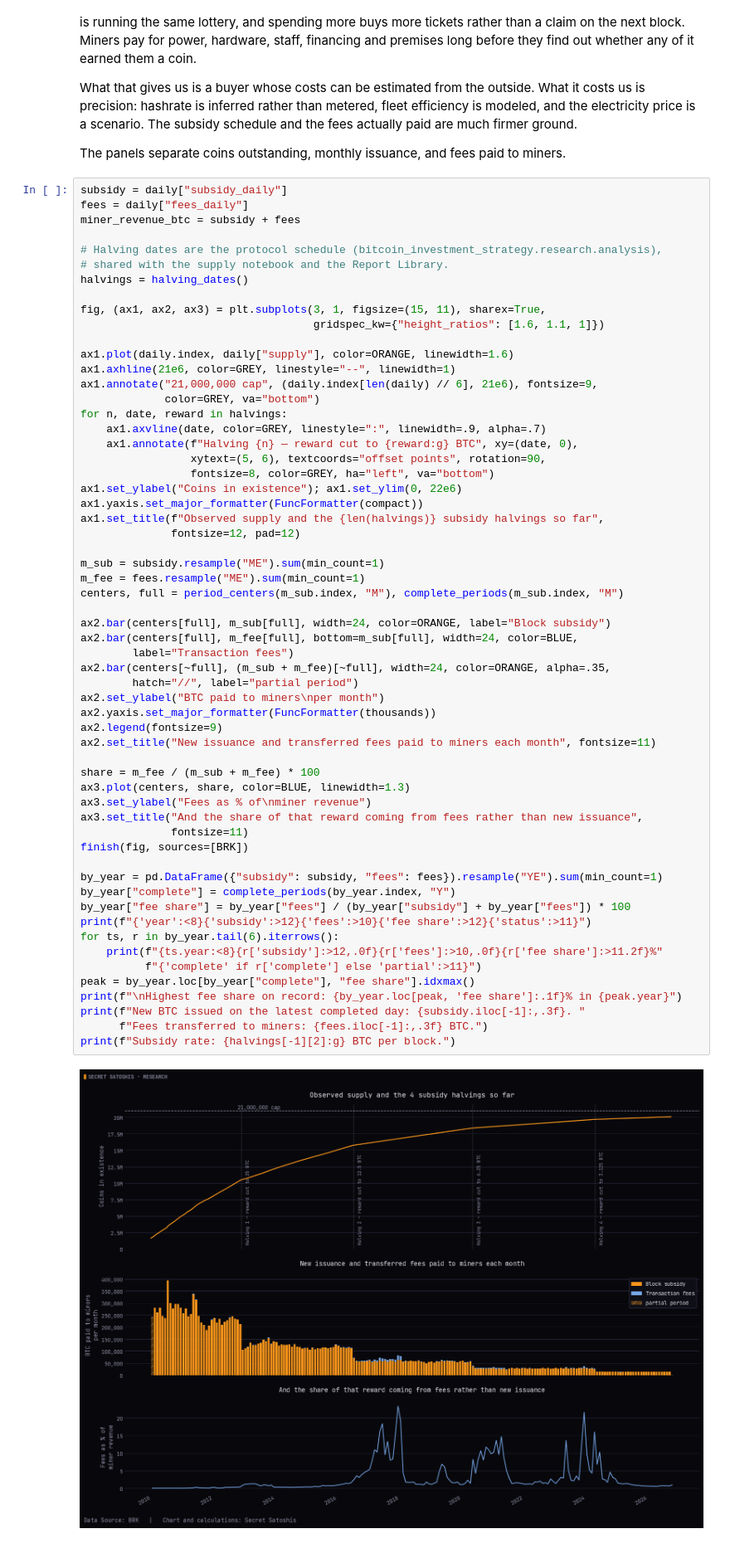
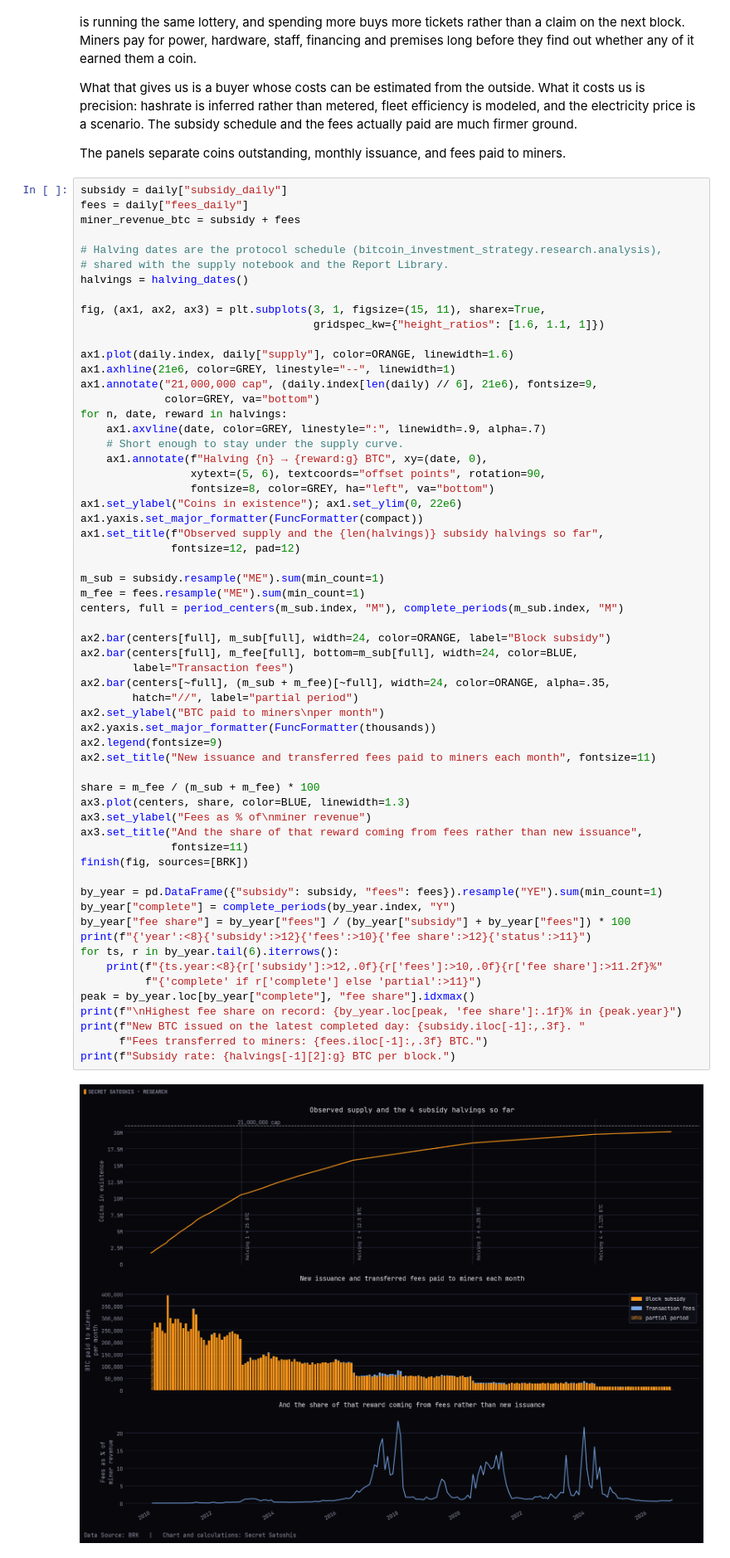
Before and after one commit to SecretSatoshis/Bitcoin-Investment-Strategy, a Jupyter notebook: notebooks/bitcoin_demand_dynamics.ipynb, the cells around one changed output. Shown at 83% size. Saved outputs shown, nothing was run; the diff lists cells and outputs as text.

```diff
--- a/notebooks/bitcoin_demand_dynamics.ipynb
+++ b/notebooks/bitcoin_demand_dynamics.ipynb
@@ -229,7 +229,8 @@ ax1.annotate("21,000,000 cap", (daily.index[len(daily) // 6], 21e6), fontsize=9,
              color=GREY, va="bottom")
 for n, date, reward in halvings:
     ax1.axvline(date, color=GREY, linestyle=":", linewidth=.9, alpha=.7)
-    ax1.annotate(f"Halving {n} — reward cut to {reward:g} BTC", xy=(date, 0),
+    # Short enough to stay under the supply curve.
+    ax1.annotate(f"Halving {n} → {reward:g} BTC", xy=(date, 0),
                  xytext=(5, 6), textcoords="offset points", rotation=90,
                  fontsize=8, color=GREY, ha="left", va="bottom")
 ax1.set_ylabel("Coins in existence"); ax1.set_ylim(0, 22e6)
@@ -244,34 +245,34 @@ centers, full = period_centers(m_sub.index, "M"), complete_periods(m_sub.index,
 ax2.bar(centers[full], m_sub[full], width=24, color=ORANGE, label="Block subsidy")
 ax2.bar(centers[full], m_fee[full], bottom=m_sub[full], width=24, color=BLUE,
         label="Transaction fees")
 ax2.bar(centers[~full], (m_sub + m_fee)[~full], width=24, color=ORANGE, alpha=.35,
         hatch="//", label="partial period")
 ax2.set_ylabel("BTC paid to miners\nper month")
 ax2.yaxis.set_major_formatter(FuncFormatter(thousands))
 ax2.legend(fontsize=9)
 ax2.set_title("New issuance and transferred fees paid to miners each month", fontsize=11)
 
 share = m_fee / (m_sub + m_fee) * 100
 ax3.plot(centers, share, color=BLUE, linewidth=1.3)
 ax3.set_ylabel("Fees as % of\nminer revenue")
 ax3.set_title("And the share of that reward coming from fees rather than new issuance",
               fontsize=11)
 finish(fig, sources=[BRK])
 
 by_year = pd.DataFrame({"subsidy": subsidy, "fees": fees}).resample("YE").sum(min_count=1)
 by_year["complete"] = complete_periods(by_year.index, "Y")
 by_year["fee share"] = by_year["fees"] / (by_year["subsidy"] + by_year["fees"]) * 100
 print(f"{'year':<8}{'subsidy':>12}{'fees':>10}{'fee share':>12}{'status':>11}")
 for ts, r in by_year.tail(6).iterrows():
     print(f"{ts.year:<8}{r['subsidy']:>12,.0f}{r['fees']:>10,.0f}{r['fee share']:>11.2f}%"
           f"{'complete' if r['complete'] else 'partial':>11}")
 peak = by_year.loc[by_year["complete"], "fee share"].idxmax()
 print(f"\nHighest fee share on record: {by_year.loc[peak, 'fee share']:.1f}% in {peak.year}")
 print(f"New BTC issued on the latest completed day: {subsidy.iloc[-1]:,.3f}. "
       f"Fees transferred to miners: {fees.iloc[-1]:,.3f} BTC.")
 print(f"Subsidy rate: {halvings[-1][2]:g} BTC per block.")
 # %% [output]
-[figure, old version]
+[figure, new version]
 year         subsidy      fees   fee share     status
 2021         329,288    21,462       6.12%   complete
 2022         332,425     5,375       1.59%   complete
```
Also changed, not shown: parts of 1 cell of this notebook, 1 other file.
